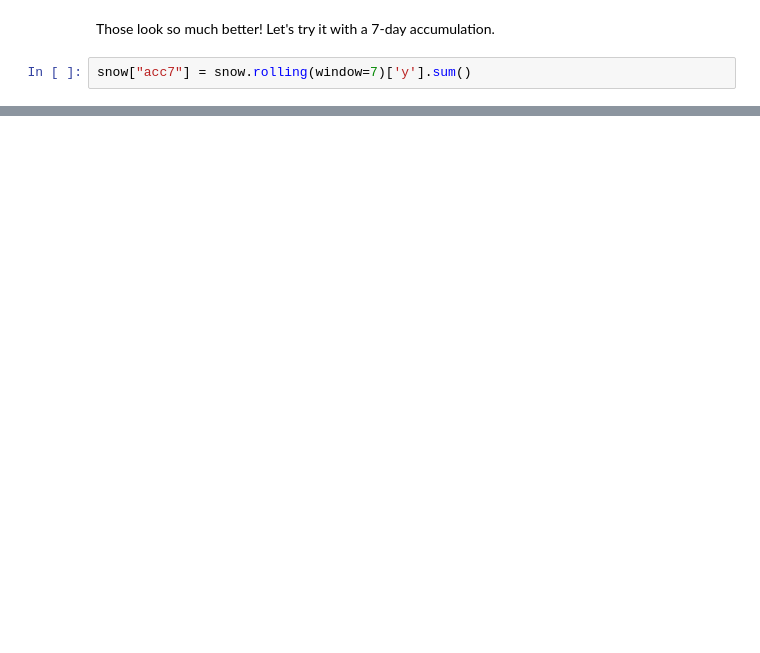
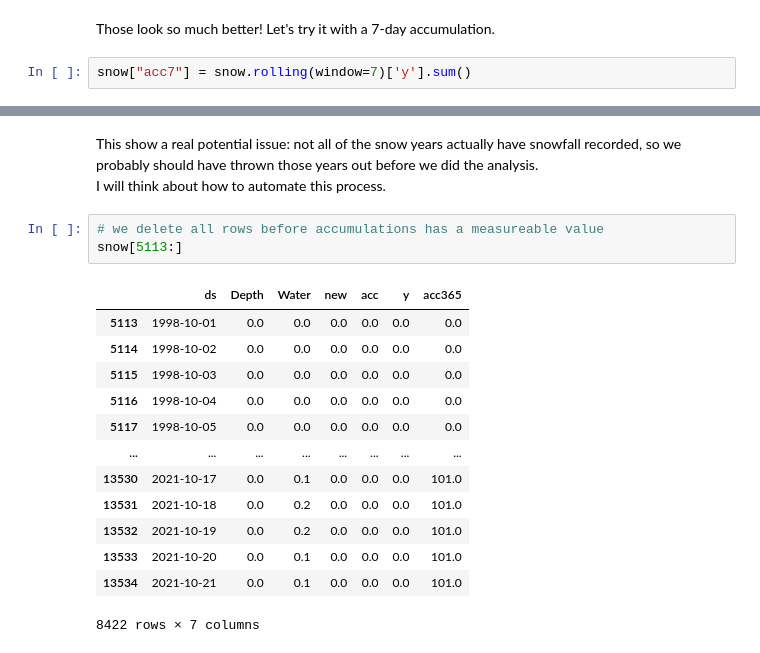
Before and after one commit to sjrekuc/Snotelme, a Jupyter notebook: Snotel_analysis.ipynb, the cells around one changed output, grey strips where cells are left out. Cells and saved outputs as stored; diff of their text form; blank space fills up the shorter version.

```diff
--- a/Snotel_analysis.ipynb
+++ b/Snotel_analysis.ipynb
@@ -173,0 +214,20 @@ m_fb.plot_components(forecast)
+# %% [markdown]
+This show a real potential issue: not all of the snow years actually have snowfall recorded, so we probably should have thrown those years out before we did the analysis. <br>
+I will think about how to automate this process.
+# %%
+# we delete all rows before accumulations has a measureable value
+snow[5113:]
+# %% [output]
+|  | ds | Depth | Water | new | acc | y | acc365 |
+| 5113 | 1998-10-01 | 0.0 | 0.0 | 0.0 | 0.0 | 0.0 | 0.0 |
+| 5114 | 1998-10-02 | 0.0 | 0.0 | 0.0 | 0.0 | 0.0 | 0.0 |
+| 5115 | 1998-10-03 | 0.0 | 0.0 | 0.0 | 0.0 | 0.0 | 0.0 |
+| 5116 | 1998-10-04 | 0.0 | 0.0 | 0.0 | 0.0 | 0.0 | 0.0 |
+| 5117 | 1998-10-05 | 0.0 | 0.0 | 0.0 | 0.0 | 0.0 | 0.0 |
+| ... | ... | ... | ... | ... | ... | ... | ... |
+| 13530 | 2021-10-17 | 0.0 | 0.1 | 0.0 | 0.0 | 0.0 | 101.0 |
+| 13531 | 2021-10-18 | 0.0 | 0.2 | 0.0 | 0.0 | 0.0 | 101.0 |
+| 13532 | 2021-10-19 | 0.0 | 0.2 | 0.0 | 0.0 | 0.0 | 101.0 |
+| 13533 | 2021-10-20 | 0.0 | 0.1 | 0.0 | 0.0 | 0.0 | 101.0 |
+| 13534 | 2021-10-21 | 0.0 | 0.1 | 0.0 | 0.0 | 0.0 | 101.0 |
+8422 rows × 7 columns
```
Also changed, not shown: parts of 14 cells of this notebook.
